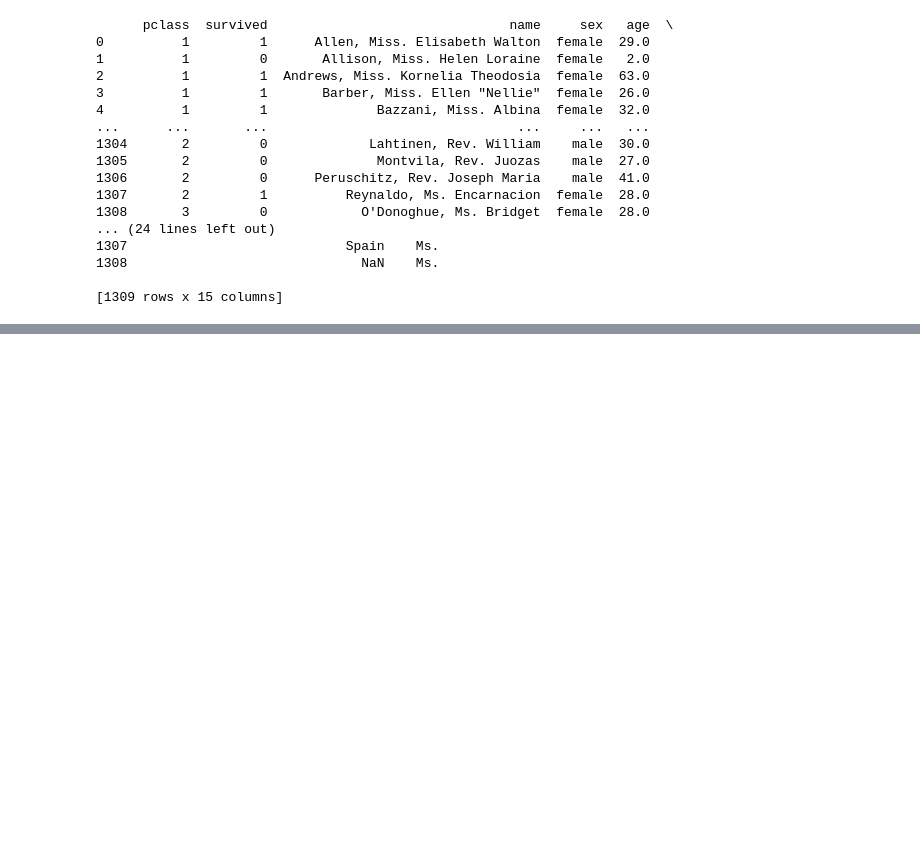
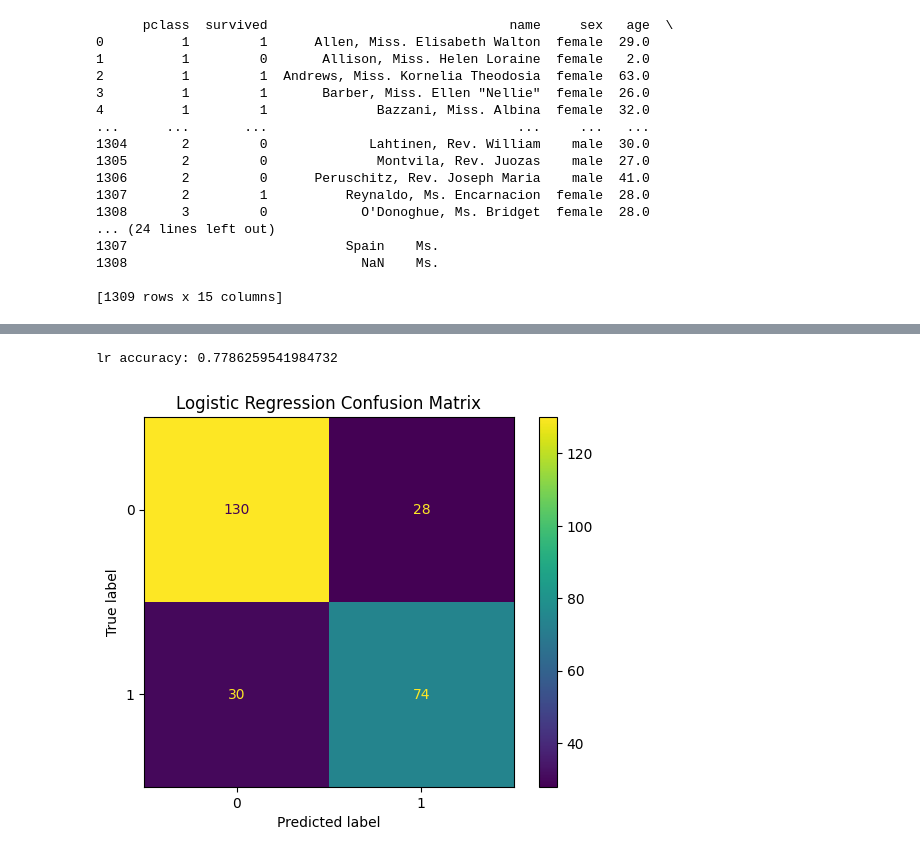
Before and after one commit to emre-ekici2/Group-2-CloudAI, a Jupyter notebook: Titanic/Titanic.ipynb, the cells around one changed output, grey strips where cells are left out. Drawn from its saved outputs; the diff is of its cells as text; code cells hidden in the pictures; blank space fills up the shorter version.

```diff
--- a/Titanic/Titanic.ipynb
+++ b/Titanic/Titanic.ipynb
@@ -262,0 +343,17 @@ print(df.head())
+# %%
+lr_y_pred = clf_lr.predict(X_test)
+
+print("lr accuracy:", metrics.accuracy_score(y_test, lr_y_pred))
+
+#lr confusion matrix
+
+lr_cm = confusion_matrix(y_test, lr_y_pred)
+disp = ConfusionMatrixDisplay(confusion_matrix=lr_cm, display_labels=np.unique(y))
+
+disp.plot()
+plt.title("Logistic Regression Confusion Matrix")
+
+plt.show()
+# %% [output]
+lr accuracy: 0.7786259541984732
+[figure, added]
```
Also changed, not shown: parts of 20 cells of this notebook.
